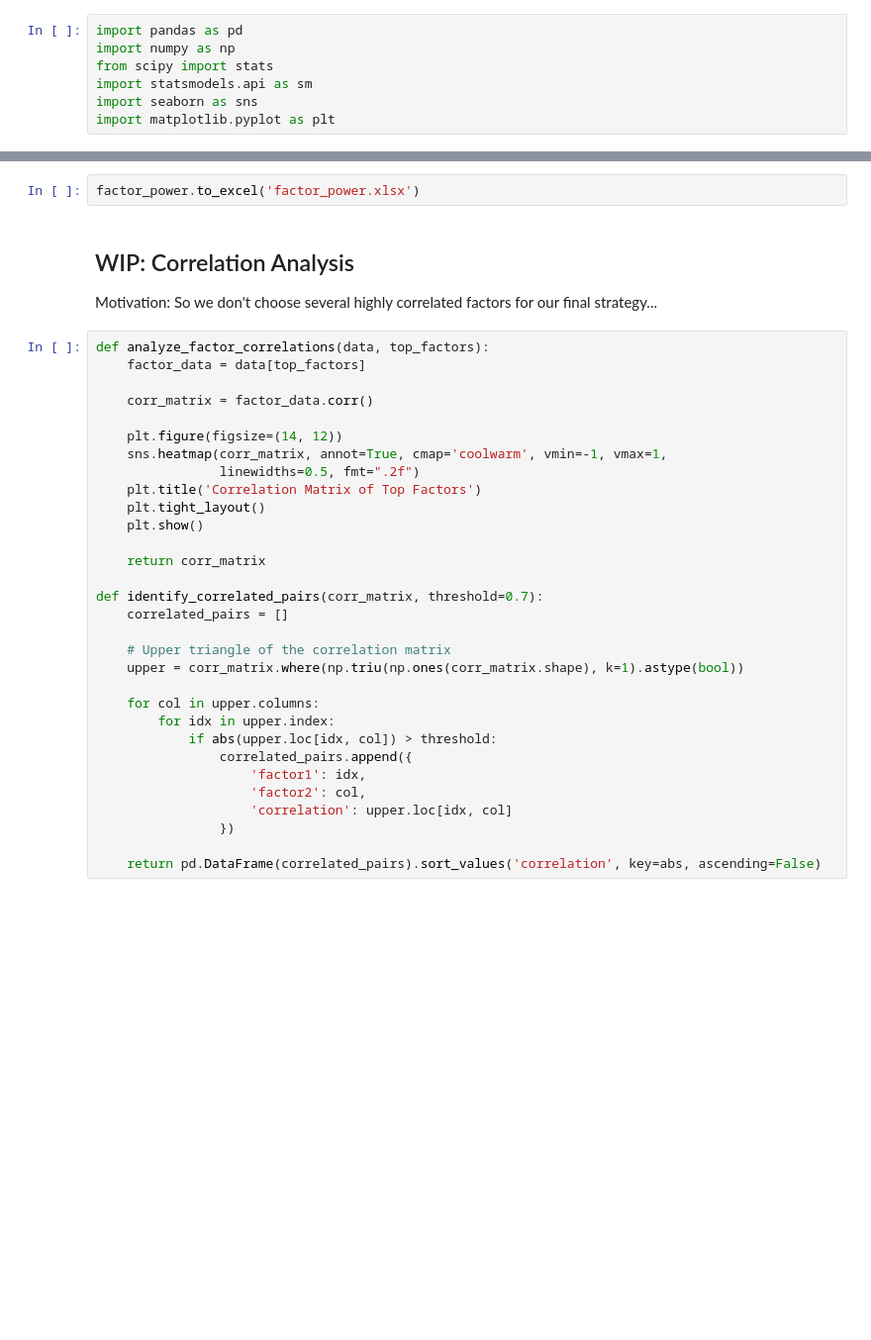
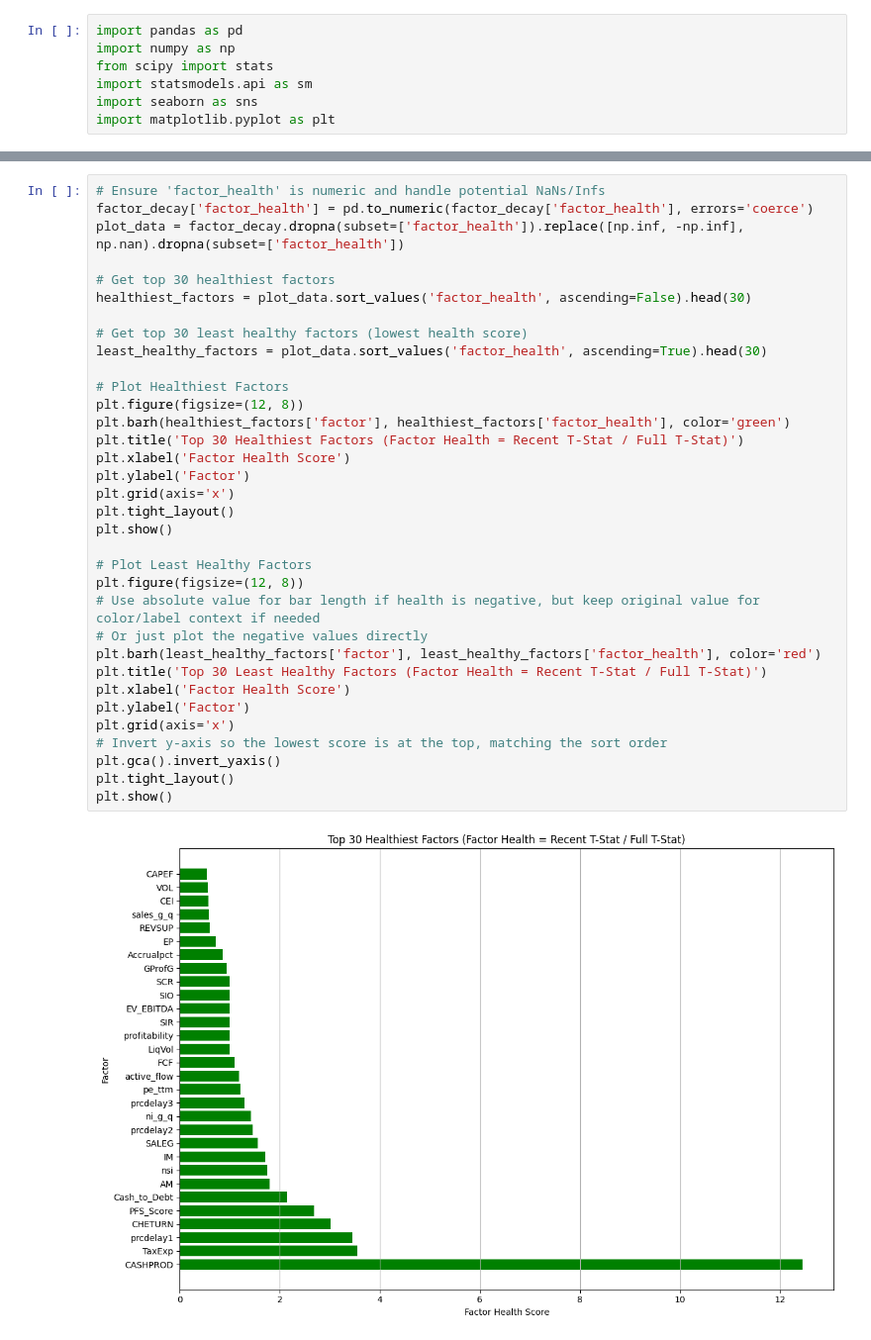
Before and after one commit to lesterholsterr/equity-factor-model, a Jupyter notebook: factor_selection.ipynb, the cells around one changed output, grey strips where cells are left out. Shown at 99% size. Drawn from its saved outputs; the diff is of its cells as text; blank space fills up the shorter version.

```diff
--- a/factor_selection.ipynb
+++ b/factor_selection.ipynb
@@ -109,37 +311,36 @@ plt.show()
-# %%
-factor_power.to_excel('factor_power.xlsx')
-# %% [markdown]
-## WIP: Correlation Analysis
-
-Motivation: So we don't choose several highly correlated factors for our final strategy...
-# %%
-def analyze_factor_correlations(data, top_factors):
-    factor_data = data[top_factors]
-
-    corr_matrix = factor_data.corr()
-
-    plt.figure(figsize=(14, 12))
-    sns.heatmap(corr_matrix, annot=True, cmap='coolwarm', vmin=-1, vmax=1,
-                linewidths=0.5, fmt=".2f")
-    plt.title('Correlation Matrix of Top Factors')
-    plt.tight_layout()
-    plt.show()
-
-    return corr_matrix
-
-def identify_correlated_pairs(corr_matrix, threshold=0.7):
-    correlated_pairs = []
-
-    # Upper triangle of the correlation matrix
-    upper = corr_matrix.where(np.triu(np.ones(corr_matrix.shape), k=1).astype(bool))
-
-    for col in upper.columns:
-        for idx in upper.index:
-            if abs(upper.loc[idx, col]) > threshold:
-                correlated_pairs.append({
-                    'factor1': idx,
-                    'factor2': col,
-                    'correlation': upper.loc[idx, col]
-                })
-
-    return pd.DataFrame(correlated_pairs).sort_values('correlation', key=abs, ascending=False)
+# %%
+# Ensure 'factor_health' is numeric and handle potential NaNs/Infs
+factor_decay['factor_health'] = pd.to_numeric(factor_decay['factor_health'], errors='coerce')
+plot_data = factor_decay.dropna(subset=['factor_health']).replace([np.inf, -np.inf], np.nan).dropna(subset=['factor_health'])
+
+# Get top 30 healthiest factors
+healthiest_factors = plot_data.sort_values('factor_health', ascending=False).head(30)
+
+# Get top 30 least healthy factors (lowest health score)
+least_healthy_factors = plot_data.sort_values('factor_health', ascending=True).head(30)
+
+# Plot Healthiest Factors
+plt.figure(figsize=(12, 8))
+plt.barh(healthiest_factors['factor'], healthiest_factors['factor_health'], color='green')
+plt.title('Top 30 Healthiest Factors (Factor Health = Recent T-Stat / Full T-Stat)')
+plt.xlabel('Factor Health Score')
+plt.ylabel('Factor')
+plt.grid(axis='x')
+plt.tight_layout()
+plt.show()
+
+# Plot Least Healthy Factors
+plt.figure(figsize=(12, 8))
+# Use absolute value for bar length if health is negative, but keep original value for color/label context if needed
+# Or just plot the negative values directly
+plt.barh(least_healthy_factors['factor'], least_healthy_factors['factor_health'], color='red')
+plt.title('Top 30 Least Healthy Factors (Factor Health = Recent T-Stat / Full T-Stat)')
+plt.xlabel('Factor Health Score')
+plt.ylabel('Factor')
+plt.grid(axis='x')
+# Invert y-axis so the lowest score is at the top, matching the sort order
+plt.gca().invert_yaxis()
+plt.tight_layout()
+plt.show()
+# %% [output]
+[figure, added]
```
Also changed, not shown: parts of 27 cells of this notebook, 3 other files.
